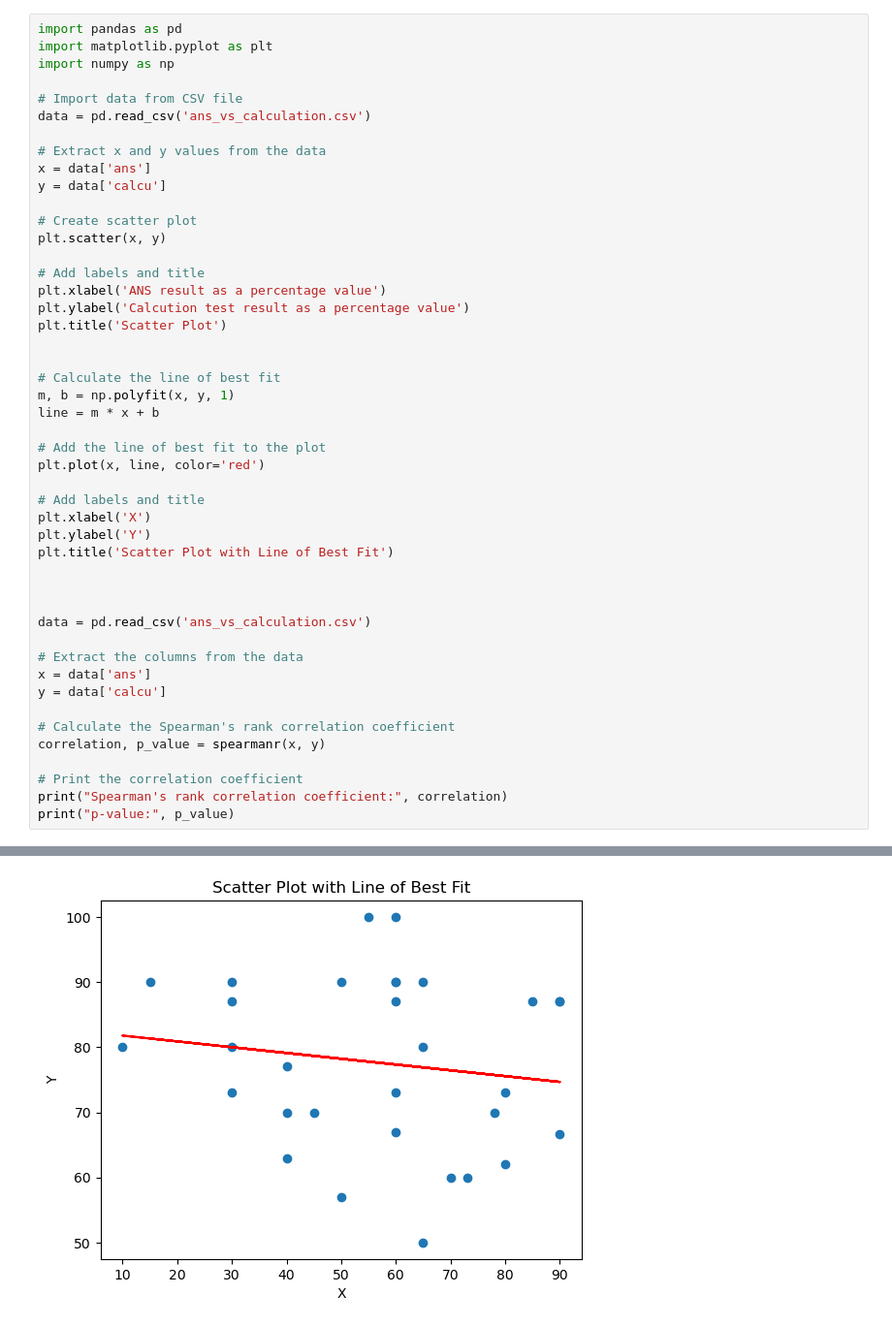
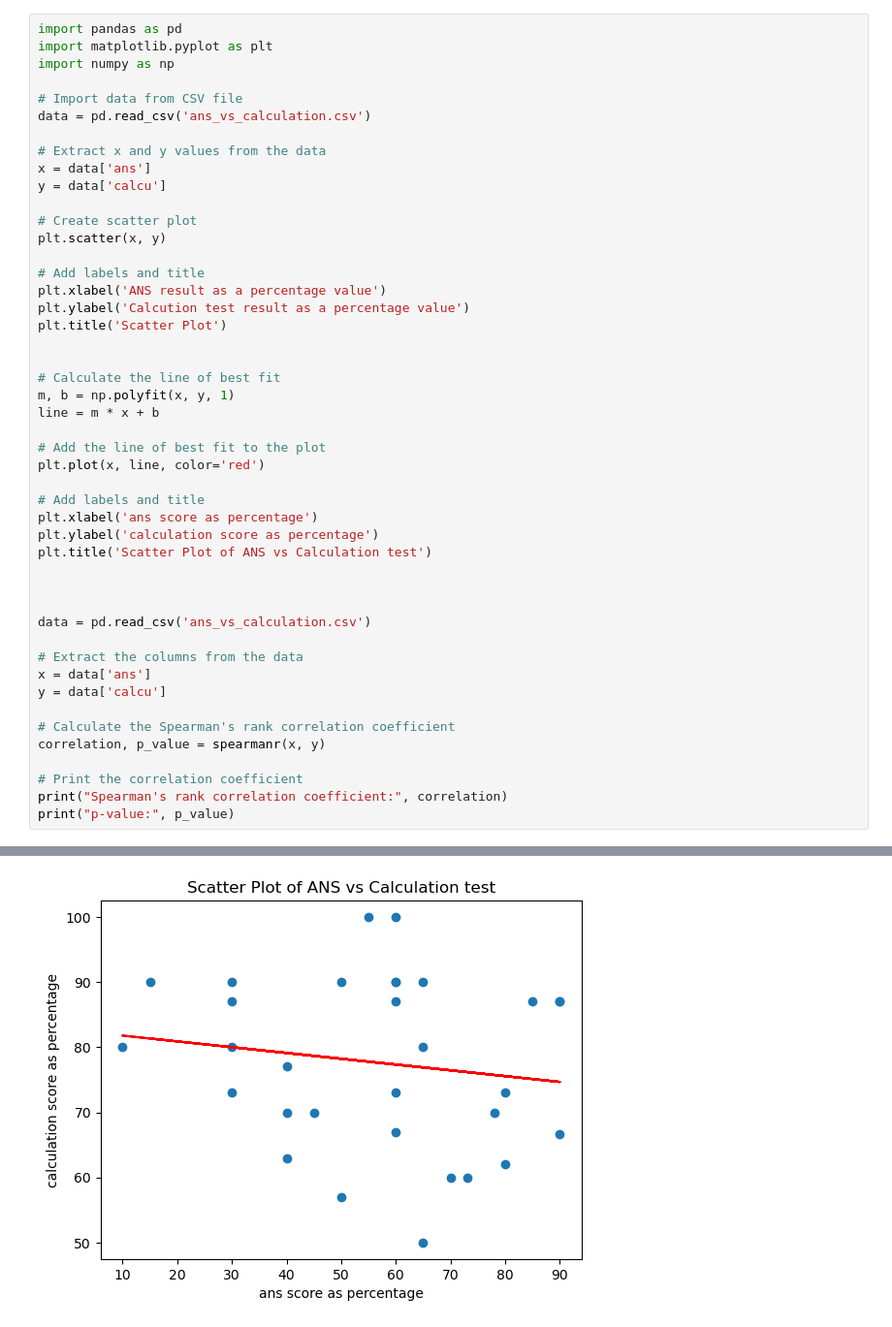
Before and after one commit to vtp2604/cognitive_tests_group_01, a Jupyter notebook: Data for Hypothesis A/scatter_plot/stat.ipynb, the cells around one changed output, grey strips where cells are left out. Shown at 97% size. Drawn from its saved outputs; the diff is of its cells as text.

```diff
--- a/Data for Hypothesis A/scatter_plot/stat.ipynb
+++ b/Data for Hypothesis A/scatter_plot/stat.ipynb
@@ -124,34 +124,34 @@ plt.xlabel('ANS result as a percentage value')
 plt.ylabel('Calcution test result as a percentage value')
 plt.title('Scatter Plot')
 
 
 # Calculate the line of best fit
 m, b = np.polyfit(x, y, 1)
 line = m * x + b
 
 # Add the line of best fit to the plot
 plt.plot(x, line, color='red')
 
 # Add labels and title
-plt.xlabel('X')
-plt.ylabel('Y')
-plt.title('Scatter Plot with Line of Best Fit')
+plt.xlabel('ans score as percentage')
+plt.ylabel('calculation score as percentage')
+plt.title('Scatter Plot of ANS vs Calculation test')
 
 
 
 data = pd.read_csv('ans_vs_calculation.csv')
 
 # Extract the columns from the data
 x = data['ans']
 y = data['calcu']
 
 # Calculate the Spearman's rank correlation coefficient
 correlation, p_value = spearmanr(x, y)
 
 # Print the correlation coefficient
 print("Spearman's rank correlation coefficient:", correlation)
 print("p-value:", p_value)
 # %% [output]
 Spearman's rank correlation coefficient: -0.20026562730784775
 p-value: 0.2800530107245732
-[figure, old version]
+[figure, new version]
```
Also changed, not shown: parts of 2 cells of this notebook.
